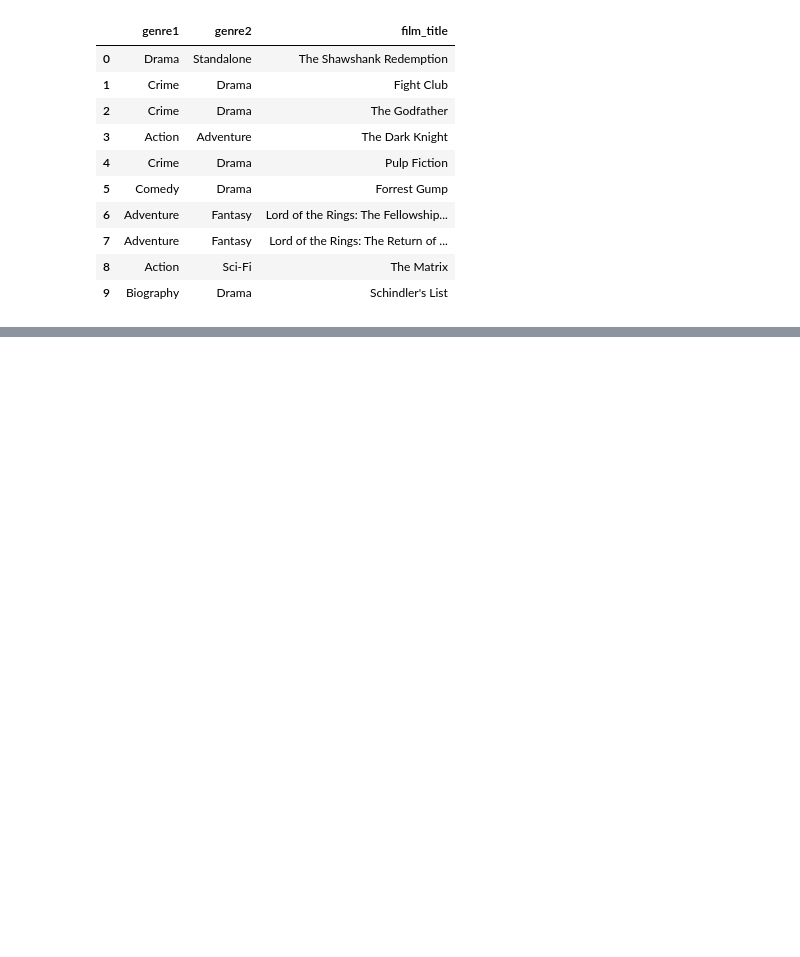
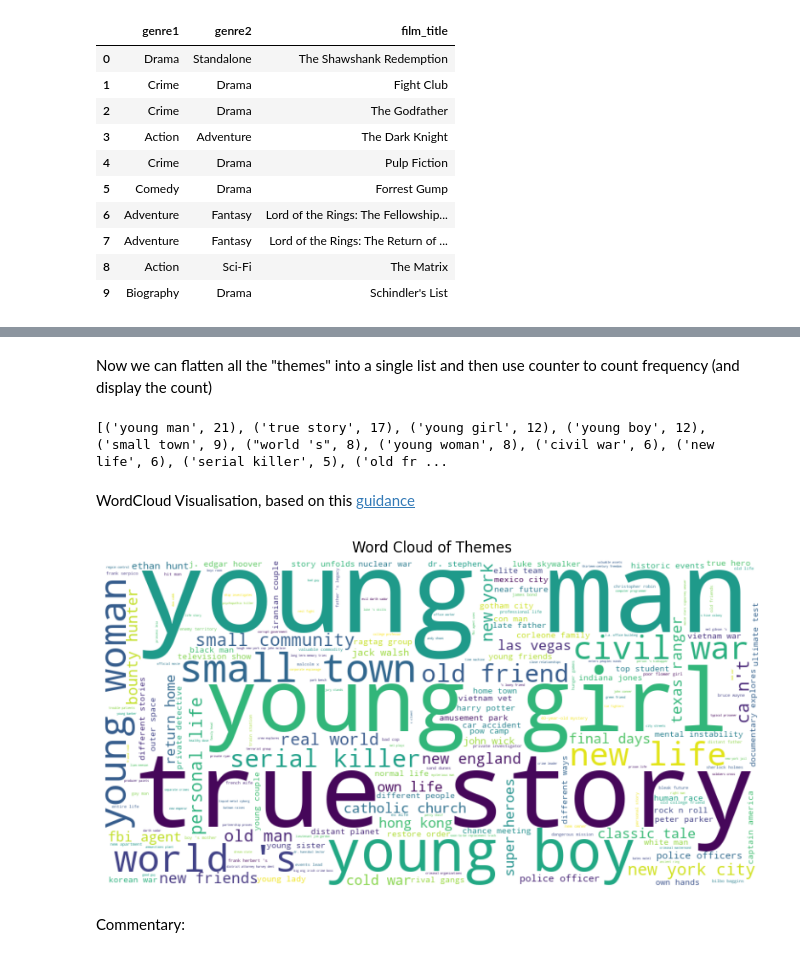
Before and after one commit to alfiobonanno/filmcrave_scraper_assignment, a Jupyter notebook: film_analysis.ipynb, the cells around one changed output, grey strips where cells are left out. Cells and saved outputs as stored; diff of their text form; code cells hidden in the pictures; blank space fills up the shorter version.

```diff
--- a/film_analysis.ipynb
+++ b/film_analysis.ipynb
@@ -423,0 +453,5 @@ genres_combinations_df.head(10)
+# %%
+from textblob import TextBlob
+
+movies['lower_plot'] = movies['plot_summary'].str.lower()
+movies.head()
@@ -423,0 +467,9 @@ genres_combinations_df.head(10)
+# %%
+def extract_themes(text):
+    blob = TextBlob(text)
+    return blob.noun_phrases
+
+movies.dropna(subset=['lower_plot'], inplace=True)
+
+movies['themes'] = movies['lower_plot'].apply(extract_themes)
+movies.head()
@@ -423,0 +483,25 @@ genres_combinations_df.head(10)
+# %% [markdown]
+Now we can flatten all the "themes" into a single list and then use counter to count frequency (and display the count)
+# %%
+from collections import Counter
+
+all_themes = [theme for sublist in movies['themes'] for theme in sublist]
+theme_frequency = Counter(all_themes)
+print(theme_frequency.most_common(20))
+# %% [output]
+[('young man', 21), ('true story', 17), ('young girl', 12), ('young boy', 12), ('small town', 9), ("world 's", 8), ('young woman', 8), ('civil war', 6), ('new life', 6), ('serial killer', 5), ('old fr ...
+# %% [markdown]
+WordCloud Visualisation, based on this [guidance](https://amueller.github.io/word_cloud/generated/wordcloud.WordCloud.html)
+# %%
+from wordcloud import WordCloud
+
+wordcloud = WordCloud(width=800, height=400, background_color='white').generate_from_frequencies(theme_frequency)
+plt.figure(figsize=(10, 5))
+plt.imshow(wordcloud, interpolation='bilinear')
+plt.axis('off')
+plt.title('Word Cloud of Themes')
+plt.show()
+# %% [output]
+[figure, added]
+# %% [markdown]
+Commentary:
```
Also changed, not shown: parts of 10 cells of this notebook, 1 other file.
